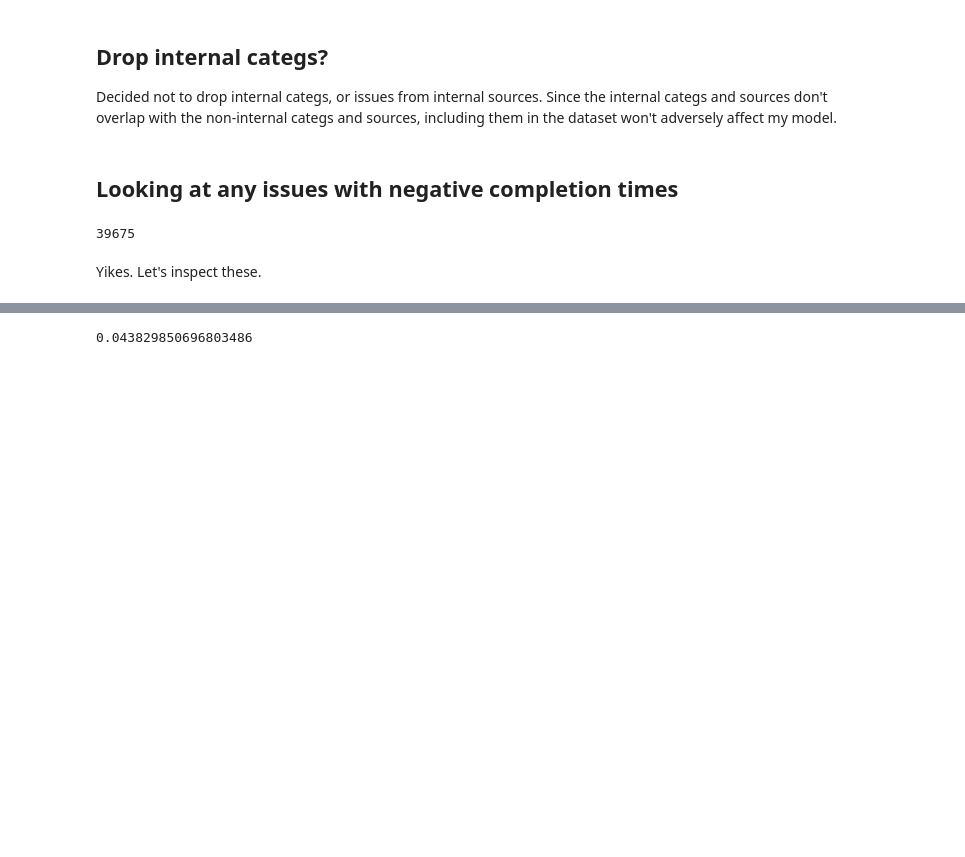
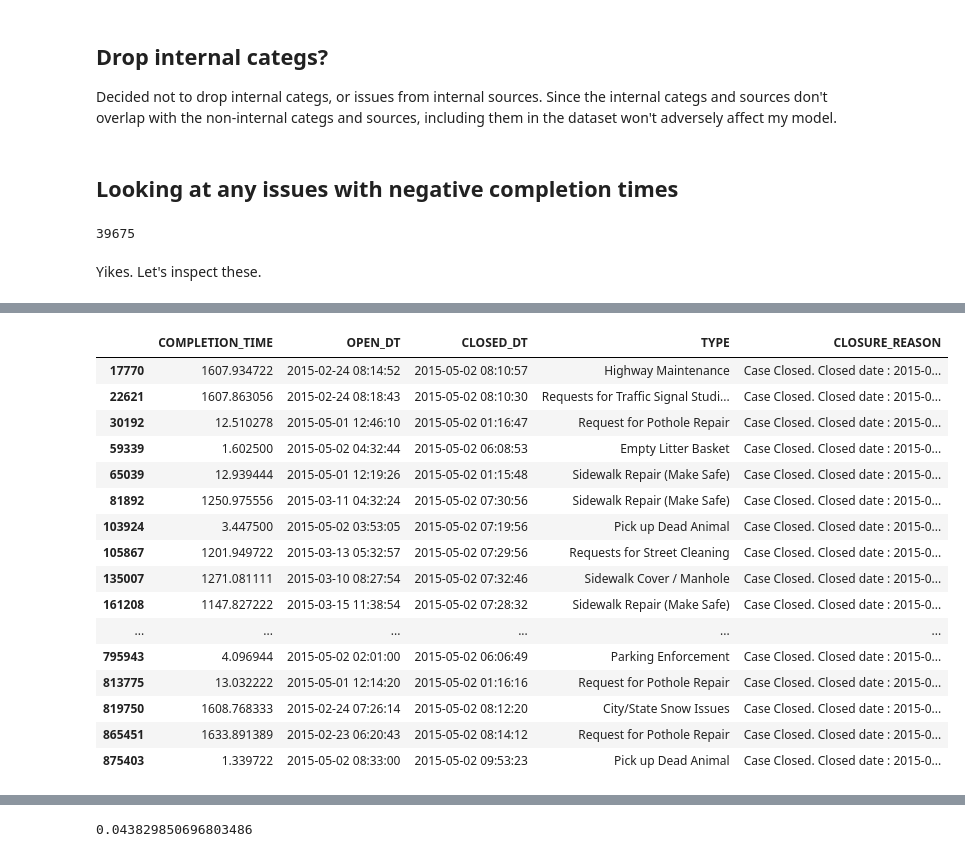
Before and after one commit to aok1425/311-prediction-times, a Jupyter notebook: 01 cleaning/06 dropping invalid or duplicate issues.ipynb, the cells around one changed output, grey strips where cells are left out. Drawn from its saved outputs; the diff is of its cells as text; code cells hidden in the pictures; blank space fills up the shorter version.

```diff
--- a/01 cleaning/06 dropping invalid or duplicate issues.ipynb
+++ b/01 cleaning/06 dropping invalid or duplicate issues.ipynb
@@ -66,3 +66,25 @@ aa
 | 11423 | -7.645278 | 2016-06-02 09:14:00 | 2016-06-02 01:35:17 | Pick up Dead Animal | Case Closed. Closed date : 2016-0... |
 | 11460 | -6.488611 | 2011-11-01 09:44:58 | 2011-11-01 03:15:39 | General Comments For An Employee | Case Closed Case Resolved taken c... |
 | 11486 | -8.427222 | 2013-08-29 10:32:55 | 2013-08-29 02:07:17 | Missed Trash/Recycling/Yard Waste... | Case Closed Case Resolved no tv o... |
+# %%
+df1[['COMPLETION_TIME', 'OPEN_DT', 'CLOSED_DT', 'TYPE', 'CLOSURE_REASON']][df1.CLOSED_DT < '2015-05-03'] \
+    [df1.COMPLETION_TIME > 0][df1.CLOSURE_REASON.str.contains(r'(\d\d\d\d-\d\d-\d\d \d\d:\d\d:\d\d.\d\d\d)', na=False)] \
+#     .head(500).tail()
+# %% [output]
+|  | COMPLETION_TIME | OPEN_DT | CLOSED_DT | TYPE | CLOSURE_REASON |
+| 17770 | 1607.934722 | 2015-02-24 08:14:52 | 2015-05-02 08:10:57 | Highway Maintenance | Case Closed. Closed date : 2015-0... |
+| 22621 | 1607.863056 | 2015-02-24 08:18:43 | 2015-05-02 08:10:30 | Requests for Traffic Signal Studi... | Case Closed. Closed date : 2015-0... |
+| 30192 | 12.510278 | 2015-05-01 12:46:10 | 2015-05-02 01:16:47 | Request for Pothole Repair | Case Closed. Closed date : 2015-0... |
+| 59339 | 1.602500 | 2015-05-02 04:32:44 | 2015-05-02 06:08:53 | Empty Litter Basket | Case Closed. Closed date : 2015-0... |
+| 65039 | 12.939444 | 2015-05-01 12:19:26 | 2015-05-02 01:15:48 | Sidewalk Repair (Make Safe) | Case Closed. Closed date : 2015-0... |
+| 81892 | 1250.975556 | 2015-03-11 04:32:24 | 2015-05-02 07:30:56 | Sidewalk Repair (Make Safe) | Case Closed. Closed date : 2015-0... |
+| 103924 | 3.447500 | 2015-05-02 03:53:05 | 2015-05-02 07:19:56 | Pick up Dead Animal | Case Closed. Closed date : 2015-0... |
+| 105867 | 1201.949722 | 2015-03-13 05:32:57 | 2015-05-02 07:29:56 | Requests for Street Cleaning | Case Closed. Closed date : 2015-0... |
+| 135007 | 1271.081111 | 2015-03-10 08:27:54 | 2015-05-02 07:32:46 | Sidewalk Cover / Manhole | Case Closed. Closed date : 2015-0... |
+| 161208 | 1147.827222 | 2015-03-15 11:38:54 | 2015-05-02 07:28:32 | Sidewalk Repair (Make Safe) | Case Closed. Closed date : 2015-0... |
+| ... | ... | ... | ... | ... | ... |
+| 795943 | 4.096944 | 2015-05-02 02:01:00 | 2015-05-02 06:06:49 | Parking Enforcement | Case Closed. Closed date : 2015-0... |
+| 813775 | 13.032222 | 2015-05-01 12:14:20 | 2015-05-02 01:16:16 | Request for Pothole Repair | Case Closed. Closed date : 2015-0... |
+| 819750 | 1608.768333 | 2015-02-24 07:26:14 | 2015-05-02 08:12:20 | City/State Snow Issues | Case Closed. Closed date : 2015-0... |
+| 865451 | 1633.891389 | 2015-02-23 06:20:43 | 2015-05-02 08:14:12 | Request for Pothole Repair | Case Closed. Closed date : 2015-0... |
+| 875403 | 1.339722 | 2015-05-02 08:33:00 | 2015-05-02 09:53:23 | Pick up Dead Animal | Case Closed. Closed date : 2015-0... |
```
Also changed, not shown: parts of 16 cells of this notebook, 1 other file.
